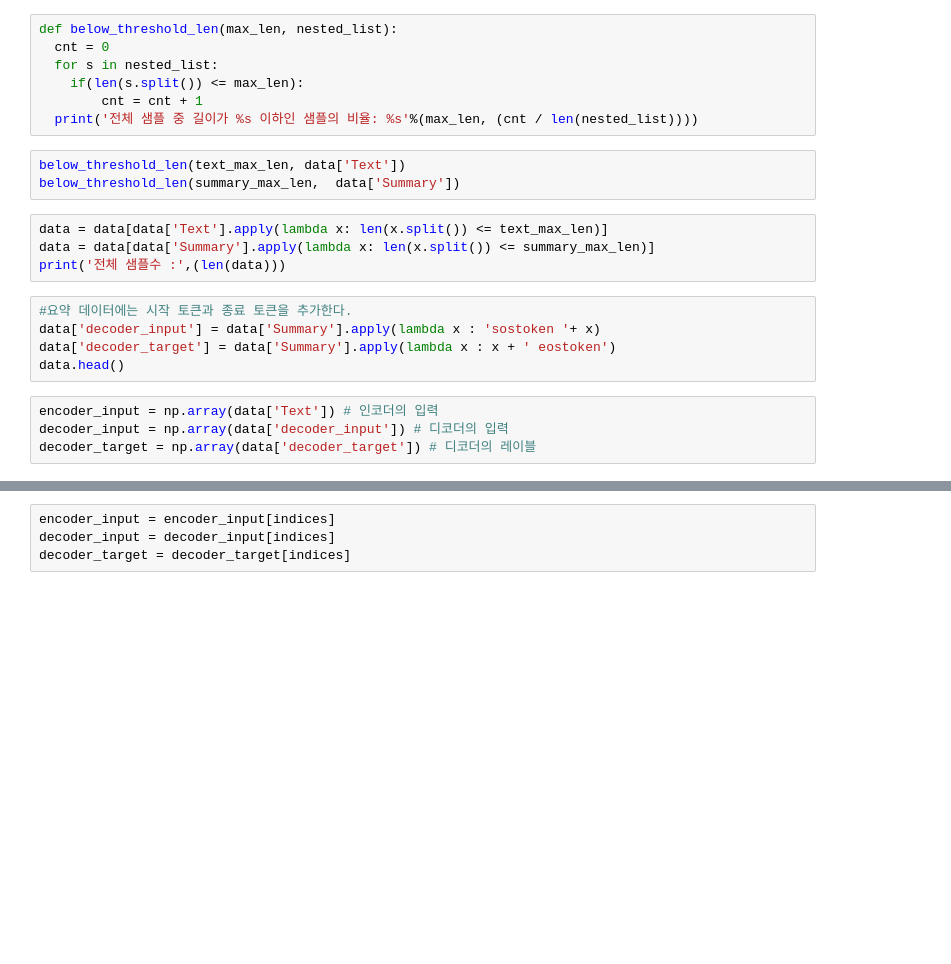
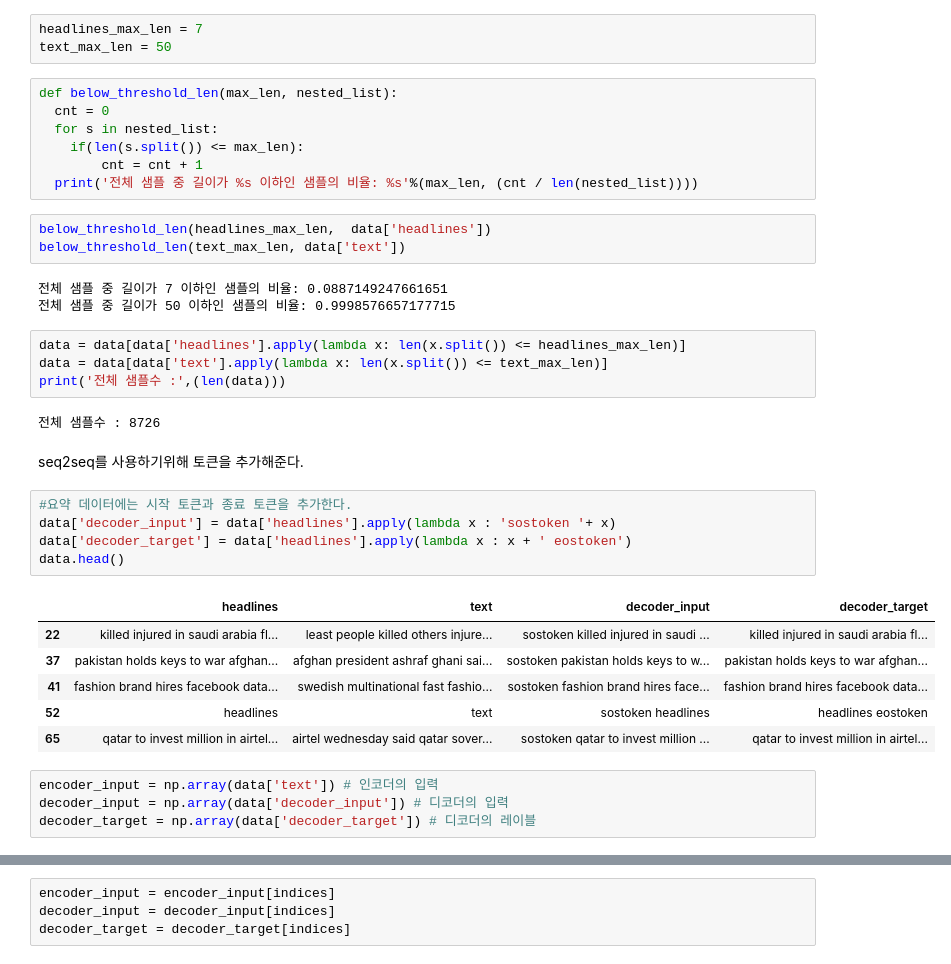
Before and after one commit to Zion-J-Park/aiffel, a Jupyter notebook: aiffel/[E11]News_Summary.ipynb, the cells around one changed output, grey strips where cells are left out. Drawn from its saved outputs; the diff is of its cells as text; blank space fills up the shorter version.

```diff
--- a/aiffel/[E11]News_Summary.ipynb
+++ b/aiffel/[E11]News_Summary.ipynb
@@ -162,3 +229,6 @@ summary_max_len = 8
+# %%
+headlines_max_len = 7
+text_max_len = 50
 # %%
 def below_threshold_len(max_len, nested_list):
   cnt = 0
@@ -166,20 +236,34 @@ def below_threshold_len(max_len, nested_list):
     if(len(s.split()) <= max_len):
         cnt = cnt + 1
   print('전체 샘플 중 길이가 %s 이하인 샘플의 비율: %s'%(max_len, (cnt / len(nested_list))))
-# %%
-below_threshold_len(text_max_len, data['Text'])
-below_threshold_len(summary_max_len,  data['Summary'])
+# %%
+below_threshold_len(headlines_max_len,  data['headlines'])
+below_threshold_len(text_max_len, data['text'])
+# %% [output]
+전체 샘플 중 길이가 7 이하인 샘플의 비율: 0.0887149247661651
+전체 샘플 중 길이가 50 이하인 샘플의 비율: 0.9998576657177715
 # %%
-data = data[data['Text'].apply(lambda x: len(x.split()) <= text_max_len)]
-data = data[data['Summary'].apply(lambda x: len(x.split()) <= summary_max_len)]
+data = data[data['headlines'].apply(lambda x: len(x.split()) <= headlines_max_len)]
+data = data[data['text'].apply(lambda x: len(x.split()) <= text_max_len)]
 print('전체 샘플수 :',(len(data)))
+# %% [output]
+전체 샘플수 : 8726
+# %% [markdown]
+seq2seq를 사용하기위해 토큰을 추가해준다.
 # %%
 #요약 데이터에는 시작 토큰과 종료 토큰을 추가한다.
-data['decoder_input'] = data['Summary'].apply(lambda x : 'sostoken '+ x)
-data['decoder_target'] = data['Summary'].apply(lambda x : x + ' eostoken')
+data['decoder_input'] = data['headlines'].apply(lambda x : 'sostoken '+ x)
+data['decoder_target'] = data['headlines'].apply(lambda x : x + ' eostoken')
 data.head()
+# %% [output]
+|  | headlines | text | decoder_input | decoder_target |
+| 22 | killed injured in saudi arabia fl... | least people killed others injure... | sostoken killed injured in saudi ... | killed injured in saudi arabia fl... |
+| 37 | pakistan holds keys to war afghan... | afghan president ashraf ghani sai... | sostoken pakistan holds keys to w... | pakistan holds keys to war afghan... |
+| 41 | fashion brand hires facebook data... | swedish multinational fast fashio... | sostoken fashion brand hires face... | fashion brand hires facebook data... |
+| 52 | headlines | text | sostoken headlines | headlines eostoken |
+| 65 | qatar to invest million in airtel... | airtel wednesday said qatar sover... | sostoken qatar to invest million ... | qatar to invest million in airtel... |
 # %%
-encoder_input = np.array(data['Text']) # 인코더의 입력
+encoder_input = np.array(data['text']) # 인코더의 입력
 decoder_input = np.array(data['decoder_input']) # 디코더의 입력
 decoder_target = np.array(data['decoder_target']) # 디코더의 레이블
 # %%
```
Also changed, not shown: parts of 59 cells of this notebook.
